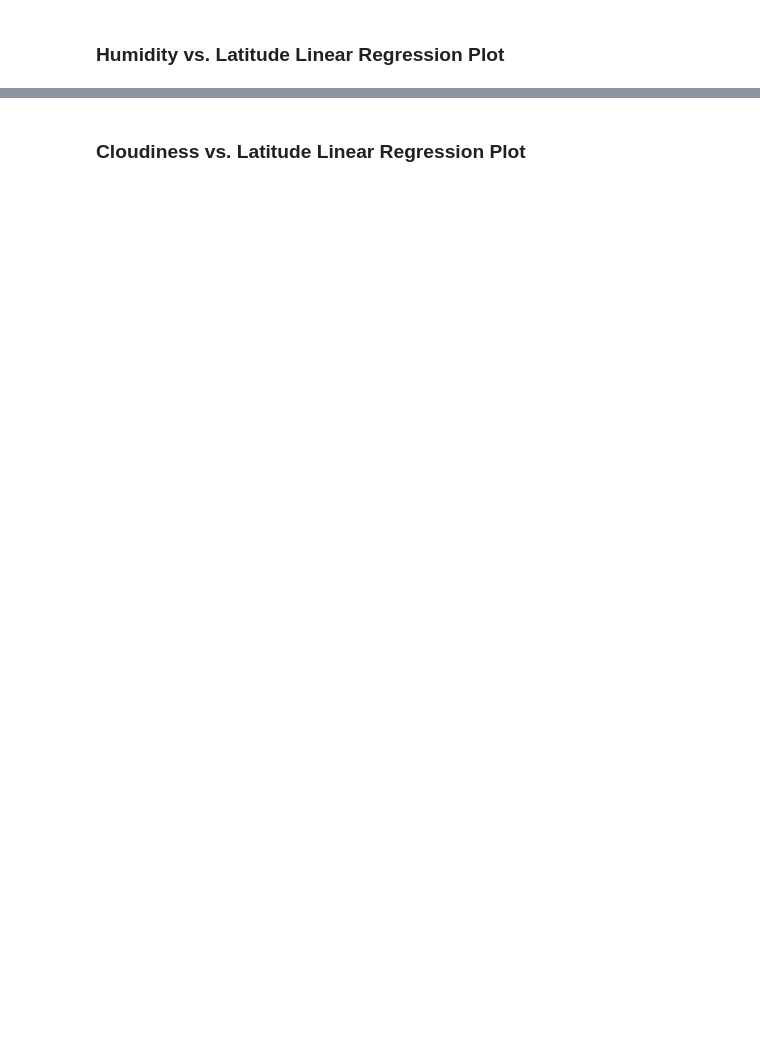
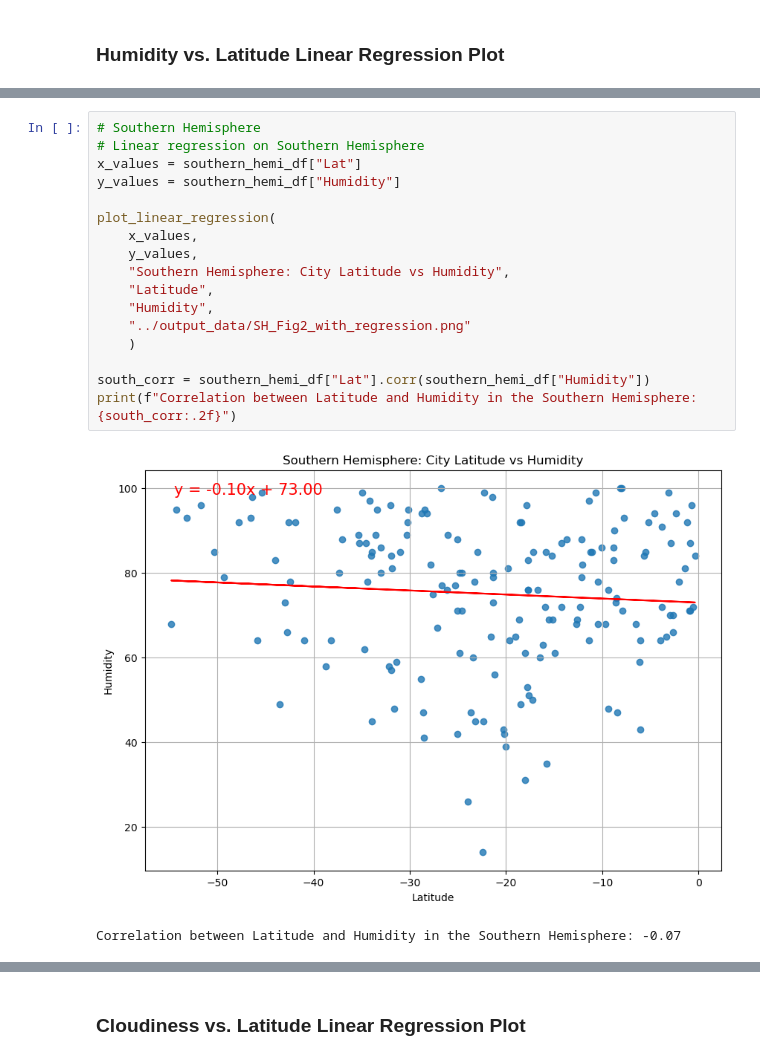
Before and after one commit to kimmiekc/python-api-challenge, a Jupyter notebook: WeatherPy/WeatherPy.ipynb, the cells around one changed output, grey strips where cells are left out. Cells and saved outputs as stored; diff of their text form; blank space fills up the shorter version.

```diff
--- a/WeatherPy/WeatherPy.ipynb
+++ b/WeatherPy/WeatherPy.ipynb
@@ -314,0 +443,20 @@ southern_hemi_df.head()
+# %%
+# Southern Hemisphere
+# Linear regression on Southern Hemisphere
+x_values = southern_hemi_df["Lat"]
+y_values = southern_hemi_df["Humidity"]
+
+plot_linear_regression(
+    x_values,
+    y_values,
+    "Southern Hemisphere: City Latitude vs Humidity",
+    "Latitude",
+    "Humidity",
+    "../output_data/SH_Fig2_with_regression.png"
+    )
+
+south_corr = southern_hemi_df["Lat"].corr(southern_hemi_df["Humidity"])
+print(f"Correlation between Latitude and Humidity in the Southern Hemisphere: {south_corr:.2f}")
+# %% [output]
+[figure, added]
+Correlation between Latitude and Humidity in the Southern Hemisphere: -0.07
```
Also changed, not shown: parts of 36 cells of this notebook, 17 other files.
